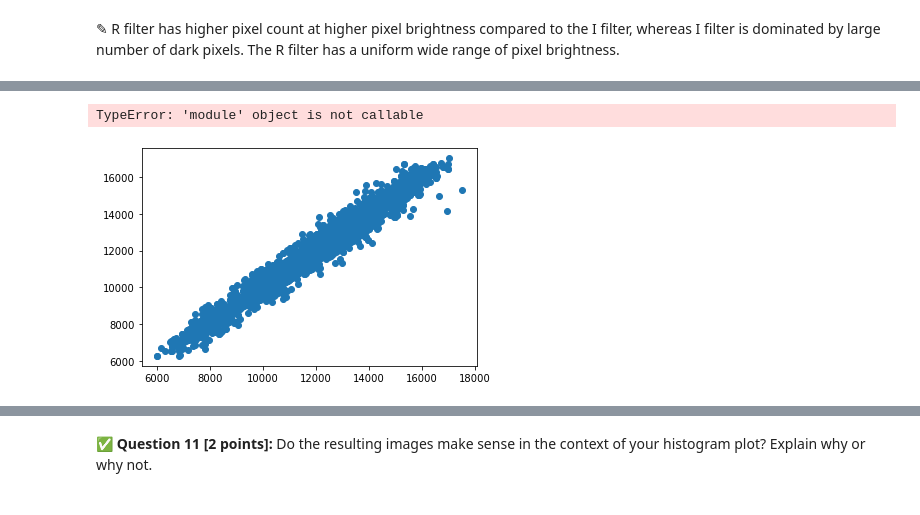
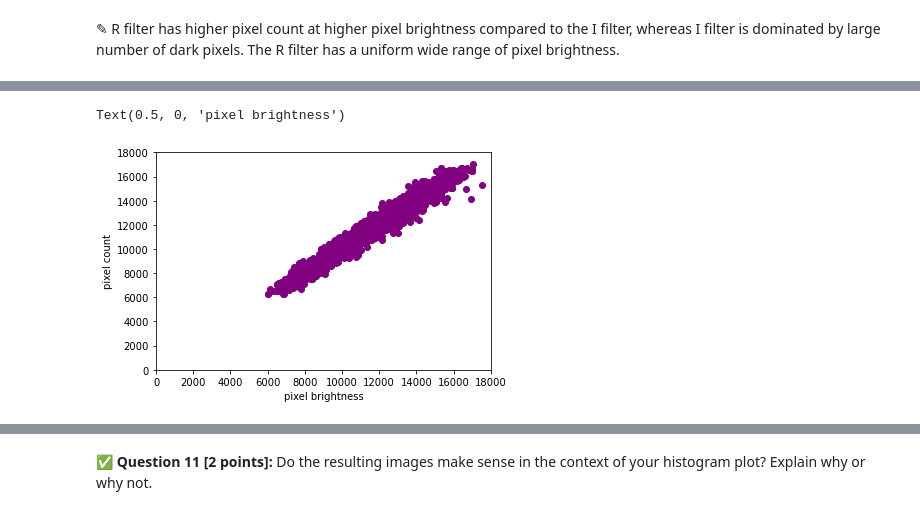
Before and after one commit to scottjaymsu/cmse202-s21-turnin, a Jupyter notebook: hw-01/HW-01_GitPracticeDebuggingAndPythonPackages-STUDENT.ipynb, the cells around one changed output, grey strips where cells are left out. Drawn from its saved outputs; the diff is of its cells as text; code cells hidden in the pictures.

```diff
--- a/hw-01/HW-01_GitPracticeDebuggingAndPythonPackages-STUDENT.ipynb
+++ b/hw-01/HW-01_GitPracticeDebuggingAndPythonPackages-STUDENT.ipynb
@@ -279,9 +279,12 @@ Now that you have a bit of understanding about the the properties of the images
 # %%
 # Put your code here
 from matplotlib import cm
 
-plt.scatter(red_array[0], red_array[1])
-cm('Sequential', 'Purples')
+plt.scatter(red_array[0], red_array[1], color='purple')
+plt.xlim(0,18000)
+plt.ylim(0,18000)
+plt.ylabel('pixel count')
+plt.xlabel('pixel brightness')
 # %% [output]
-TypeError: 'module' object is not callable
+Text(0.5, 0, 'pixel brightness')
-[figure, old version]
+[figure, new version]
```
Also changed, not shown: parts of 8 cells of this notebook.
